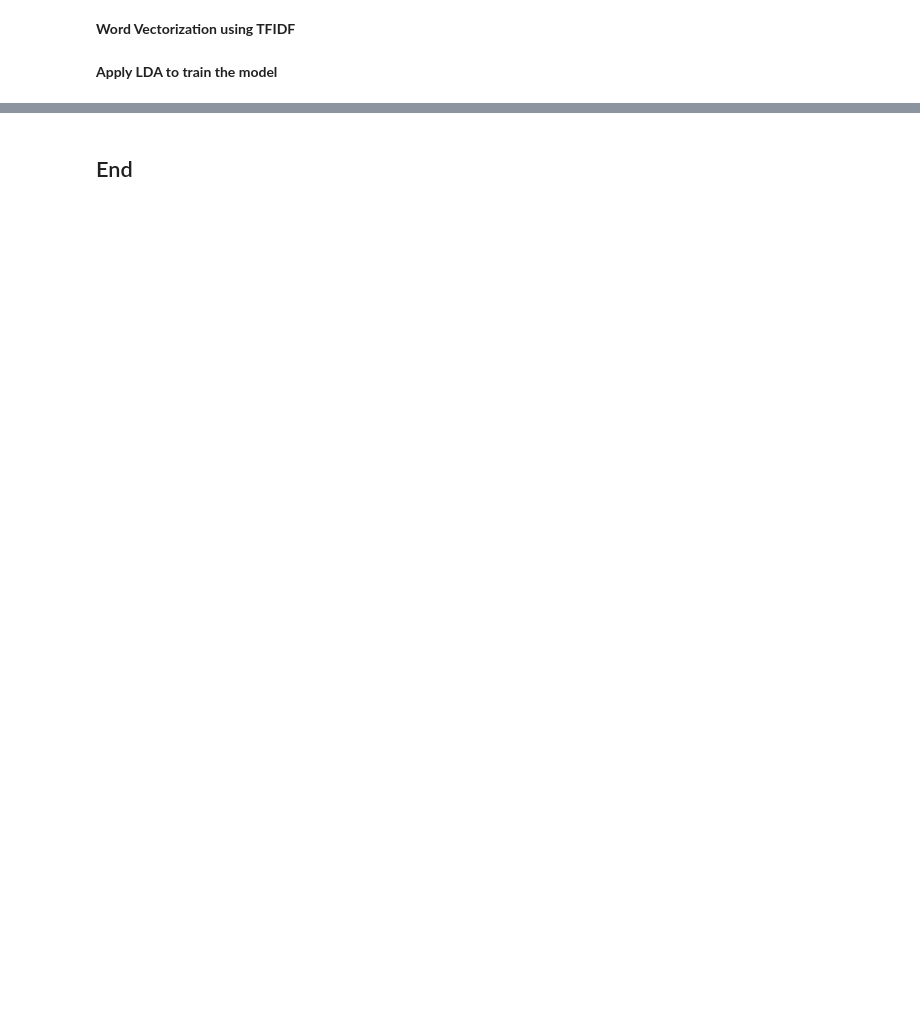
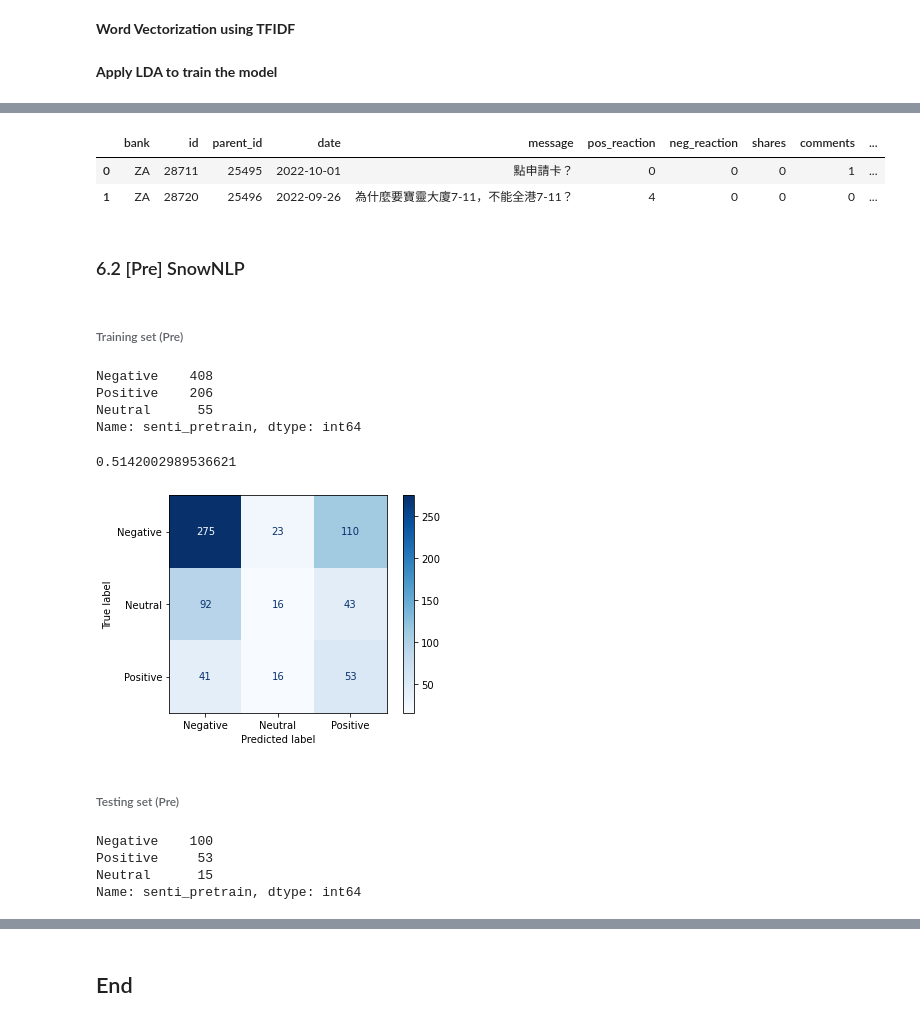
Before and after one commit to cotymcy/Sam-Kwong-Cykes, a Jupyter notebook: FB_Bank_DataCleaning.ipynb, the cells around one changed output, grey strips where cells are left out. Saved outputs shown, nothing was run; the diff lists cells and outputs as text; code cells hidden in the pictures; blank space fills up the shorter version.

```diff
--- a/FB_Bank_DataCleaning.ipynb
+++ b/FB_Bank_DataCleaning.ipynb
@@ -521,0 +607,8 @@ pyLDAvis.save_html(p, f'Test_LDA_TopicModelling/LDA_{bank_abbev}_{dt_now}.html')
+# %%
+train_all = pd.concat([pd.DataFrame(X_train), pd.DataFrame(y_train)], axis=1, ignore_index=True)
+train_all = train_all.rename(columns = {0:'id', 1:'sentiment'})
+train_all = train_all.sort_values(by=['id']).reset_index(drop=True)
+
+test_all = pd.concat([pd.DataFrame(X_test), pd.DataFrame(y_test)], axis=1, ignore_index=True)
+test_all = test_all.rename(columns = {0:'id', 1:'sentiment'})
+test_all = test_all.sort_values(by=['id']).reset_index(drop=True)
@@ -521,0 +617,4 @@ pyLDAvis.save_html(p, f'Test_LDA_TopicModelling/LDA_{bank_abbev}_{dt_now}.html')
+# %%
+train_all = train_all.merge(df_comments[['id', 'message']], on='id', how='left')
+test_all = test_all.merge(df_comments[['id', 'message']], on='id', how='left')
+print(train_all.shape, test_all.shape)
@@ -521,0 +625,58 @@ pyLDAvis.save_html(p, f'Test_LDA_TopicModelling/LDA_{bank_abbev}_{dt_now}.html')
+# %%
+# Vader Sentiment
+analyzer = SentimentIntensityAnalyzer()
+
+sentiment = df_comments_training['message'].apply(lambda x: analyzer.polarity_scores(x))
+data = pd.concat([df_comments_training, sentiment.apply(pd.Series)],axis=1)
+data = data.rename(columns={'neg': 'vader_neg',
+                            'neu': 'vader_neu',
+                            'pos': 'vader_pos',
+                            'compound': 'vader_selfdef'})
+# data.drop(columns = ["vader_neg", "vader_neu", "vader_pos"], inplace = True)
+display(data.head(2))
+# %% [output]
+|  | bank | id | parent_id | date | message | pos_reaction | neg_reaction | shares | comments | ... |
+| 0 | ZA | 28711 | 25495 | 2022-10-01 | 點申請卡？ | 0 | 0 | 0 | 1 | ... |
+| 1 | ZA | 28720 | 25496 | 2022-09-26 | 為什麼要寶靈大廈7-11，不能全港7-11？ | 4 | 0 | 0 | 0 | ... |
+# %% [markdown]
+### 6.2 [Pre] SnowNLP
+# %%
+def senti(x):
+    if x > 0.55:
+        return 'Positive'
+    elif x < 0.45:
+        return 'Negative'
+    else:
+        return'Neutral'
+# %% [markdown]
+###### Training set (Pre)
+# %%
+train_all['senti_pretrain'] = train_all.message.apply(lambda x: SnowNLP(x).sentiments)
+train_all['senti_pretrain'] = train_all['senti_pretrain'].apply(senti)
+
+train_all.senti_pretrain.value_counts()
+# %% [output]
+Negative    408
+Positive    206
+Neutral      55
+Name: senti_pretrain, dtype: int64
+# %%
+y_true = train_all.sentiment.values
+y_pred = train_all.senti_pretrain.values
+
+evaluation_NLP(y_true, y_pred)
+# %% [output]
+0.5142002989536621
+[figure, added]
+# %% [markdown]
+###### Testing set (Pre)
+# %%
+test_all['senti_pretrain'] = test_all.message.apply(lambda x: SnowNLP(x).sentiments)
+test_all['senti_pretrain'] = test_all['senti_pretrain'].apply(senti)
+
+test_all.senti_pretrain.value_counts()
+# %% [output]
+Negative    100
+Positive     53
+Neutral      15
+Name: senti_pretrain, dtype: int64
```
Also changed, not shown: parts of 146 cells of this notebook, 2 other files.
